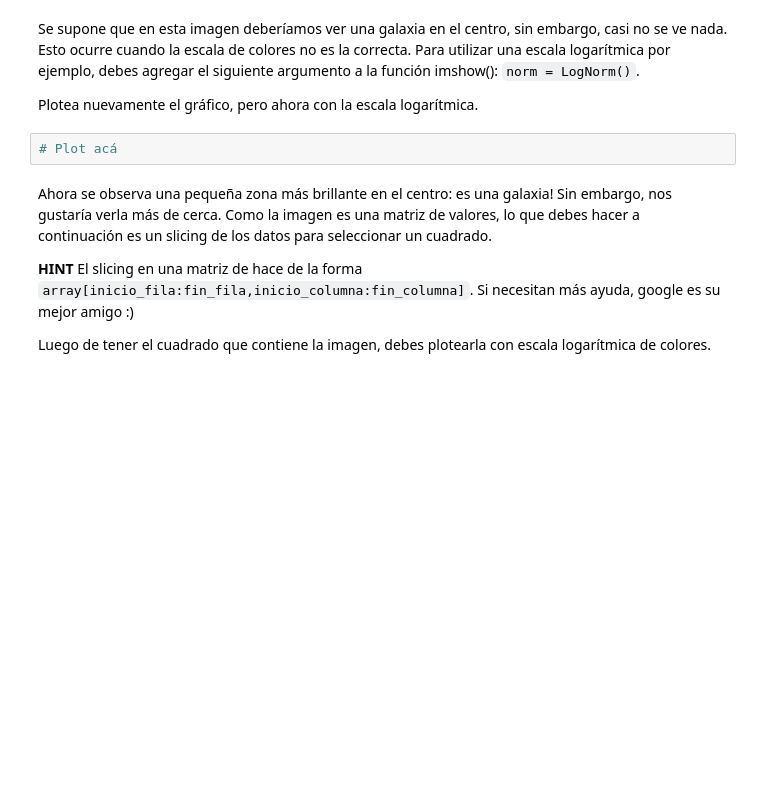
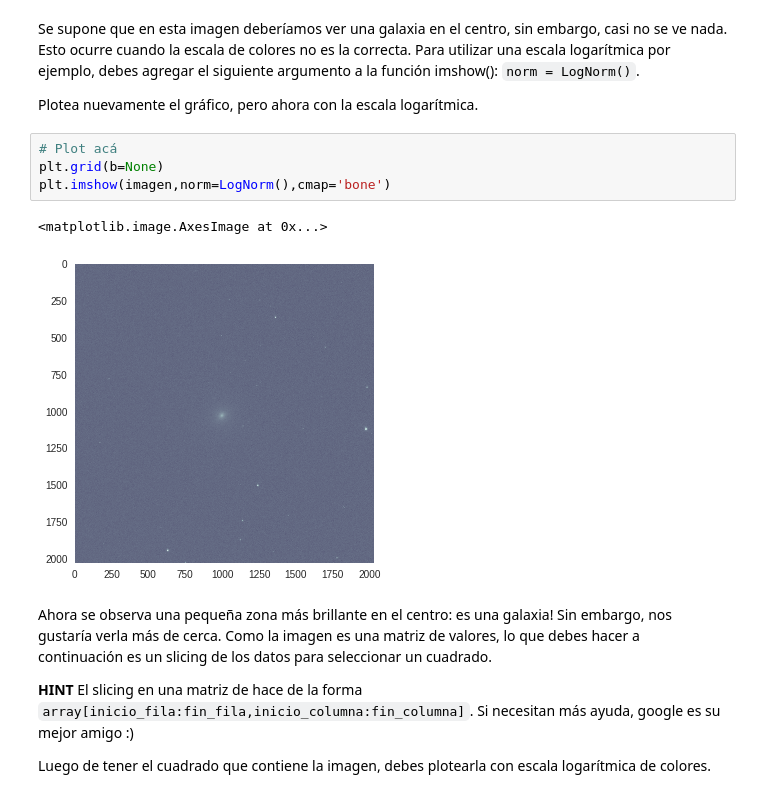
Before and after one commit to PaulaBDS/minitarea3, a Jupyter notebook: minitarea3.ipynb, the cells around one changed output. Drawn from its saved outputs; the diff is of its cells as text; blank space fills up the shorter version.

```diff
--- a/minitarea3.ipynb
+++ b/minitarea3.ipynb
@@ -134,8 +138,13 @@ plt.grid(b=None)
 Se supone que en esta imagen deberíamos ver una galaxia en el centro, sin embargo, casi no se ve nada. Esto ocurre cuando la escala de colores no es la correcta. Para utilizar una escala logarítmica por ejemplo, debes agregar el siguiente argumento a la función imshow(): `norm = LogNorm()`.
 
 Plotea nuevamente el gráfico, pero ahora con la escala logarítmica.
-# %%
-# Plot acá
+# %%
+# Plot acá
+plt.grid(b=None)
+plt.imshow(imagen,norm=LogNorm(),cmap='bone')
+# %% [output]
+<matplotlib.image.AxesImage at 0x...>
+[figure, added]
 # %% [markdown]
 Ahora se observa una pequeña zona más brillante en el centro: es una galaxia! Sin embargo, nos gustaría verla más de cerca. Como la imagen es una matriz de valores, lo que debes hacer a continuación es un slicing de los datos para seleccionar un cuadrado.
 
```
Also changed, not shown: parts of 4 cells of this notebook.
